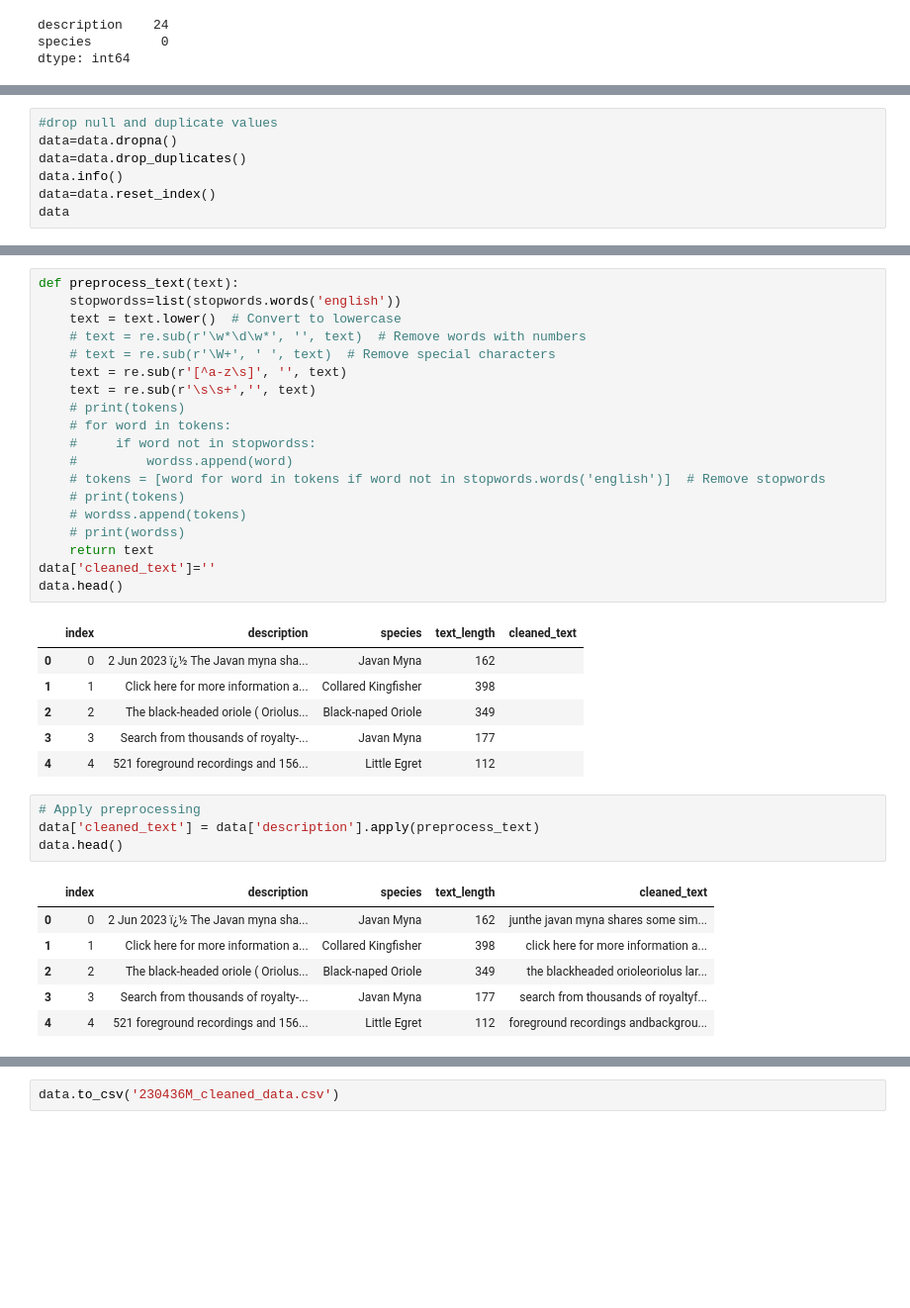
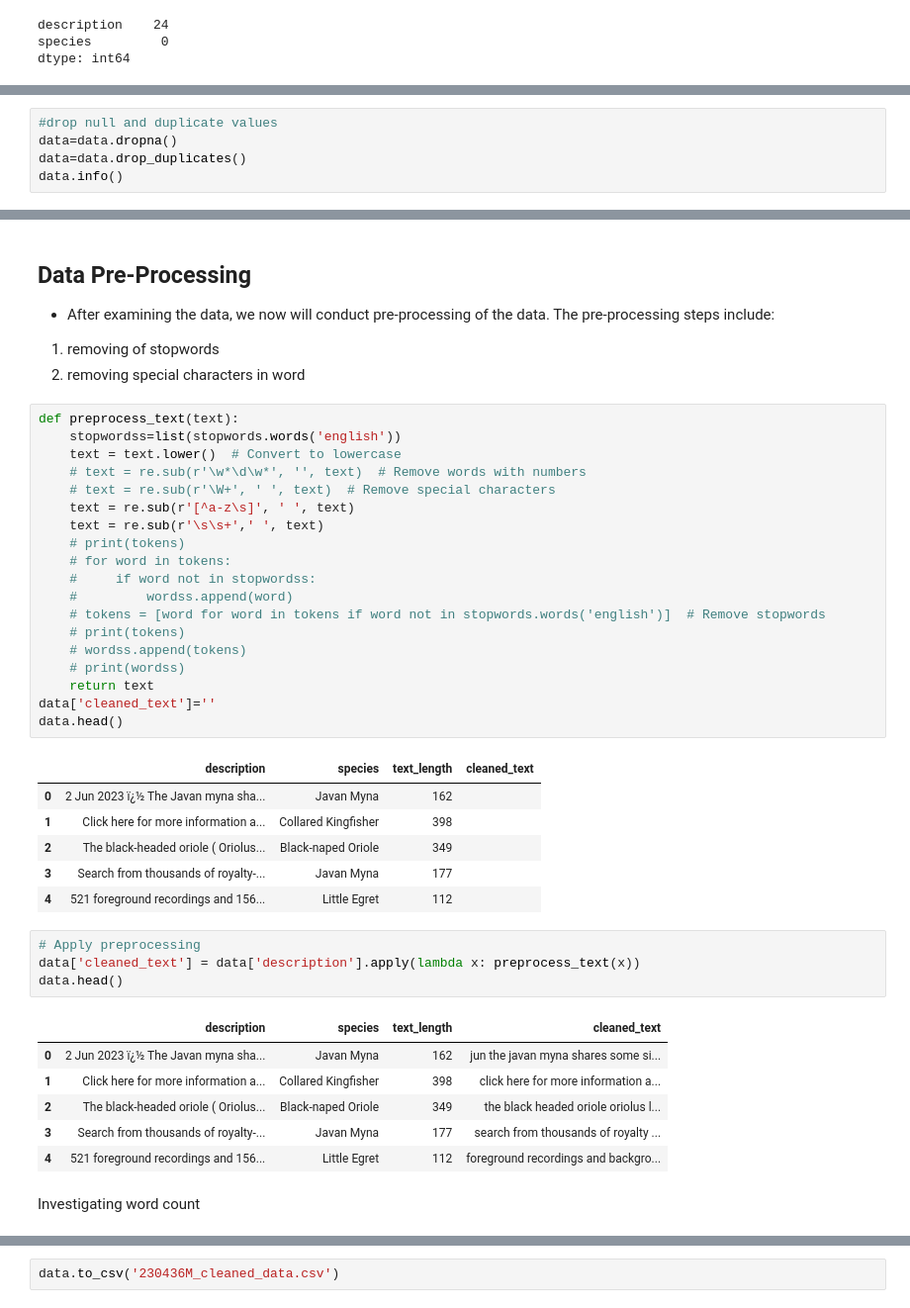
Before and after one commit to wongwenbing/Y2S2, a Jupyter notebook: Natural Language Processing/Assignment/part1.ipynb, the cells around one changed output, grey strips where cells are left out. Shown: that part at 99% size. Cells and saved outputs as stored; diff of their text form; blank space fills up the shorter version.

```diff
--- a/Natural Language Processing/Assignment/part1.ipynb
+++ b/Natural Language Processing/Assignment/part1.ipynb
@@ -72,8 +73,6 @@ false: 614
 data=data.dropna()
 data=data.drop_duplicates()
 data.info()
-data=data.reset_index()
-data
 # %% [output]
 <class 'pandas.core.frame.DataFrame'>
 Index: 611 entries, 0 to 739
@@ -114,11 +112,16 @@ plt.show()
+# %% [markdown]
+## **Data Pre-Processing**
+- After examining the data, we now will conduct pre-processing of the data. The pre-processing steps include:
+1. removing of stopwords
+2. removing special characters in word
 # %%
 def preprocess_text(text):
     stopwordss=list(stopwords.words('english'))
     text = text.lower()  # Convert to lowercase
     # text = re.sub(r'\w*\d\w*', '', text)  # Remove words with numbers
     # text = re.sub(r'\W+', ' ', text)  # Remove special characters
-    text = re.sub(r'[^a-z\s]', '', text)
-    text = re.sub(r'\s\s+','', text)
+    text = re.sub(r'[^a-z\s]', ' ', text)
+    text = re.sub(r'\s\s+',' ', text)
     # print(tokens)
     # for word in tokens:
     #     if word not in stopwordss:
@@ -131,20 +134,22 @@ def preprocess_text(text):
 data['cleaned_text']=''
 data.head()
 # %% [output]
-|  | index | description | species | text_length | cleaned_text |
-| 0 | 0 | 2 Jun 2023 ï¿½ The Javan myna sha... | Javan Myna | 162 |  |
-| 1 | 1 | Click here for more information a... | Collared Kingfisher | 398 |  |
-| 2 | 2 | The black-headed oriole ( Oriolus... | Black-naped Oriole | 349 |  |
-| 3 | 3 | Search from thousands of royalty-... | Javan Myna | 177 |  |
-| 4 | 4 | 521 foreground recordings and 156... | Little Egret | 112 |  |
+|  | description | species | text_length | cleaned_text |
+| 0 | 2 Jun 2023 ï¿½ The Javan myna sha... | Javan Myna | 162 |  |
+| 1 | Click here for more information a... | Collared Kingfisher | 398 |  |
+| 2 | The black-headed oriole ( Oriolus... | Black-naped Oriole | 349 |  |
+| 3 | Search from thousands of royalty-... | Javan Myna | 177 |  |
+| 4 | 521 foreground recordings and 156... | Little Egret | 112 |  |
 # %%
 # Apply preprocessing
-data['cleaned_text'] = data['description'].apply(preprocess_text)
+data['cleaned_text'] = data['description'].apply(lambda x: preprocess_text(x))
 data.head()
 # %% [output]
-|  | index | description | species | text_length | cleaned_text |
-| 0 | 0 | 2 Jun 2023 ï¿½ The Javan myna sha... | Javan Myna | 162 | junthe javan myna shares some sim... |
-| 1 | 1 | Click here for more information a... | Collared Kingfisher | 398 | click here for more information a... |
-| 2 | 2 | The black-headed oriole ( Oriolus... | Black-naped Oriole | 349 | the blackheaded orioleoriolus lar... |
-| 3 | 3 | Search from thousands of royalty-... | Javan Myna | 177 | search from thousands of royaltyf... |
-| 4 | 4 | 521 foreground recordings and 156... | Little Egret | 112 | foreground recordings andbackgrou... |
+|  | description | species | text_length | cleaned_text |
+| 0 | 2 Jun 2023 ï¿½ The Javan myna sha... | Javan Myna | 162 | jun the javan myna shares some si... |
+| 1 | Click here for more information a... | Collared Kingfisher | 398 | click here for more information a... |
+| 2 | The black-headed oriole ( Oriolus... | Black-naped Oriole | 349 | the black headed oriole oriolus l... |
+| 3 | Search from thousands of royalty-... | Javan Myna | 177 | search from thousands of royalty ... |
+| 4 | 521 foreground recordings and 156... | Little Egret | 112 | foreground recordings and backgro... |
+# %% [markdown]
+Investigating word count
```
Also changed, not shown: parts of 23 cells of this notebook, 6 other files.
